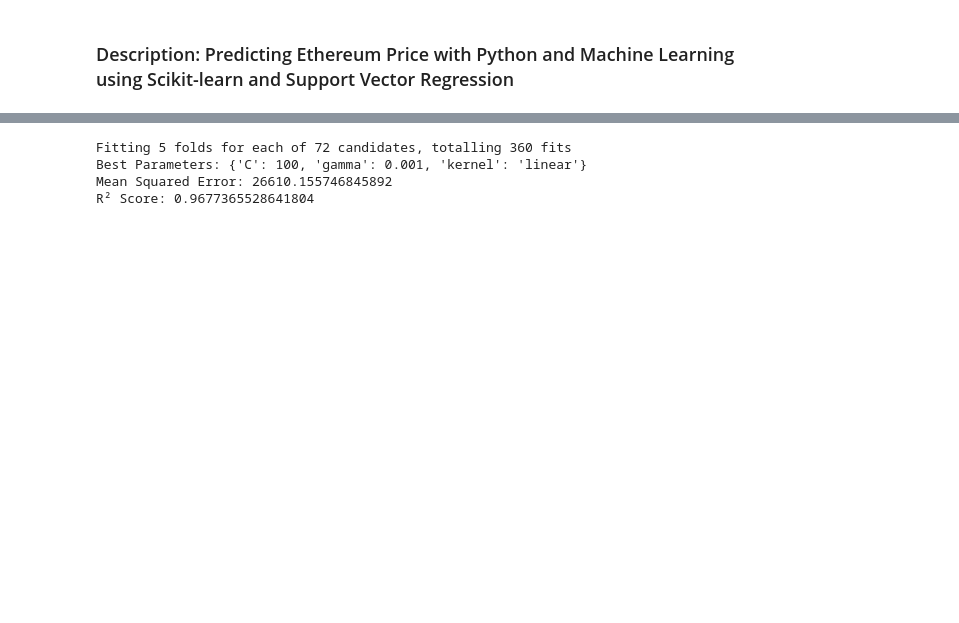
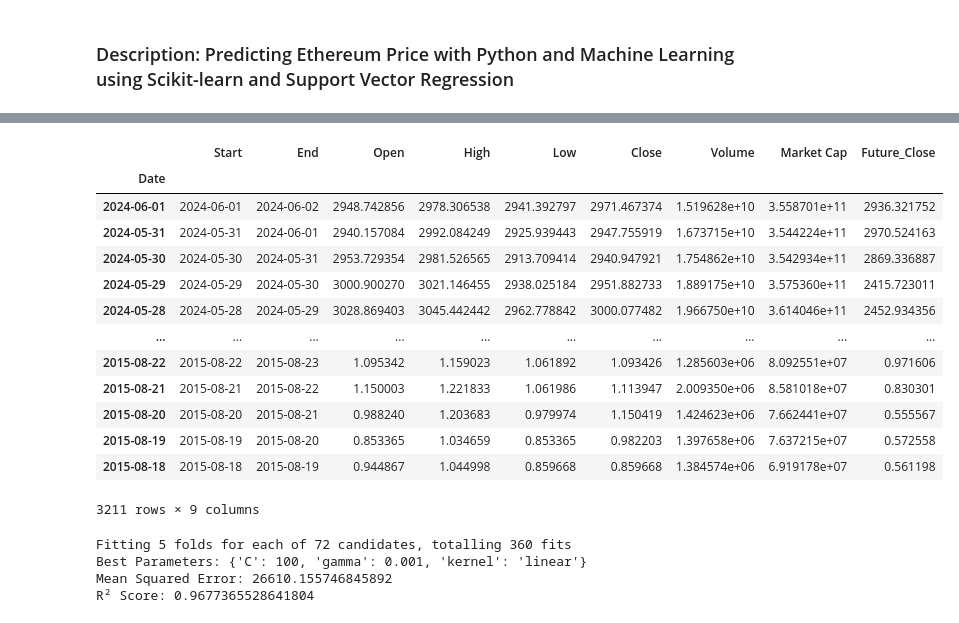
Before and after one commit to gappeah/Ethereum-Prediction-ML, a Jupyter notebook: main_svm.ipynb, the cells around one changed output, grey strips where cells are left out. Drawn from its saved outputs; the diff is of its cells as text; code cells hidden in the pictures; blank space fills up the shorter version.

```diff
--- a/main_svm.ipynb
+++ b/main_svm.ipynb
@@ -16,10 +33,26 @@ df.set_index('Date', inplace=True)
 # %%
 
 # Prepare features and target
 future_days = 10
 df['Future_Close'] = df['Close'].shift(-future_days)
 df.dropna(inplace=True)
+display(df)
 
 X = df[['Open', 'High', 'Low', 'Close', 'Volume', 'Market Cap']].values
 y = df['Future_Close'].values
+# %% [output]
+|  | Start | End | Open | High | Low | Close | Volume | Market Cap | Future_Close |
+| Date |  |  |  |  |  |  |  |  |  |
+| 2024-06-01 | 2024-06-01 | 2024-06-02 | 2948.742856 | 2978.306538 | 2941.392797 | 2971.467374 | 1.519628e+10 | 3.558701e+11 | 2936.321752 |
+| 2024-05-31 | 2024-05-31 | 2024-06-01 | 2940.157084 | 2992.084249 | 2925.939443 | 2947.755919 | 1.673715e+10 | 3.544224e+11 | 2970.524163 |
+| 2024-05-30 | 2024-05-30 | 2024-05-31 | 2953.729354 | 2981.526565 | 2913.709414 | 2940.947921 | 1.754862e+10 | 3.542934e+11 | 2869.336887 |
+| 2024-05-29 | 2024-05-29 | 2024-05-30 | 3000.900270 | 3021.146455 | 2938.025184 | 2951.882733 | 1.889175e+10 | 3.575360e+11 | 2415.723011 |
+| 2024-05-28 | 2024-05-28 | 2024-05-29 | 3028.869403 | 3045.442442 | 2962.778842 | 3000.077482 | 1.966750e+10 | 3.614046e+11 | 2452.934356 |
+| ... | ... | ... | ... | ... | ... | ... | ... | ... | ... |
+| 2015-08-22 | 2015-08-22 | 2015-08-23 | 1.095342 | 1.159023 | 1.061892 | 1.093426 | 1.285603e+06 | 8.092551e+07 | 0.971606 |
+| 2015-08-21 | 2015-08-21 | 2015-08-22 | 1.150003 | 1.221833 | 1.061986 | 1.113947 | 2.009350e+06 | 8.581018e+07 | 0.830301 |
+| 2015-08-20 | 2015-08-20 | 2015-08-21 | 0.988240 | 1.203683 | 0.979974 | 1.150419 | 1.424623e+06 | 7.662441e+07 | 0.555567 |
+| 2015-08-19 | 2015-08-19 | 2015-08-20 | 0.853365 | 1.034659 | 0.853365 | 0.982203 | 1.397658e+06 | 7.637215e+07 | 0.572558 |
+| 2015-08-18 | 2015-08-18 | 2015-08-19 | 0.944867 | 1.044998 | 0.859668 | 0.859668 | 1.384574e+06 | 6.919178e+07 | 0.561198 |
+3211 rows × 9 columns
 # %%
```
Also changed, not shown: parts of 5 cells of this notebook.
